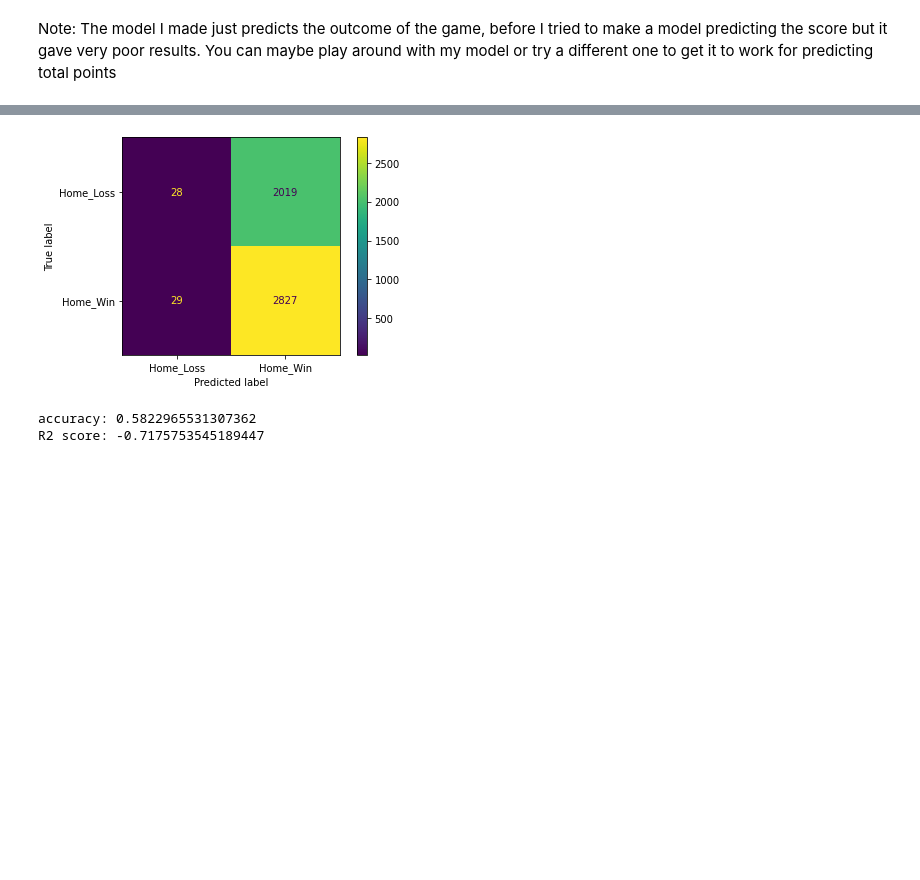
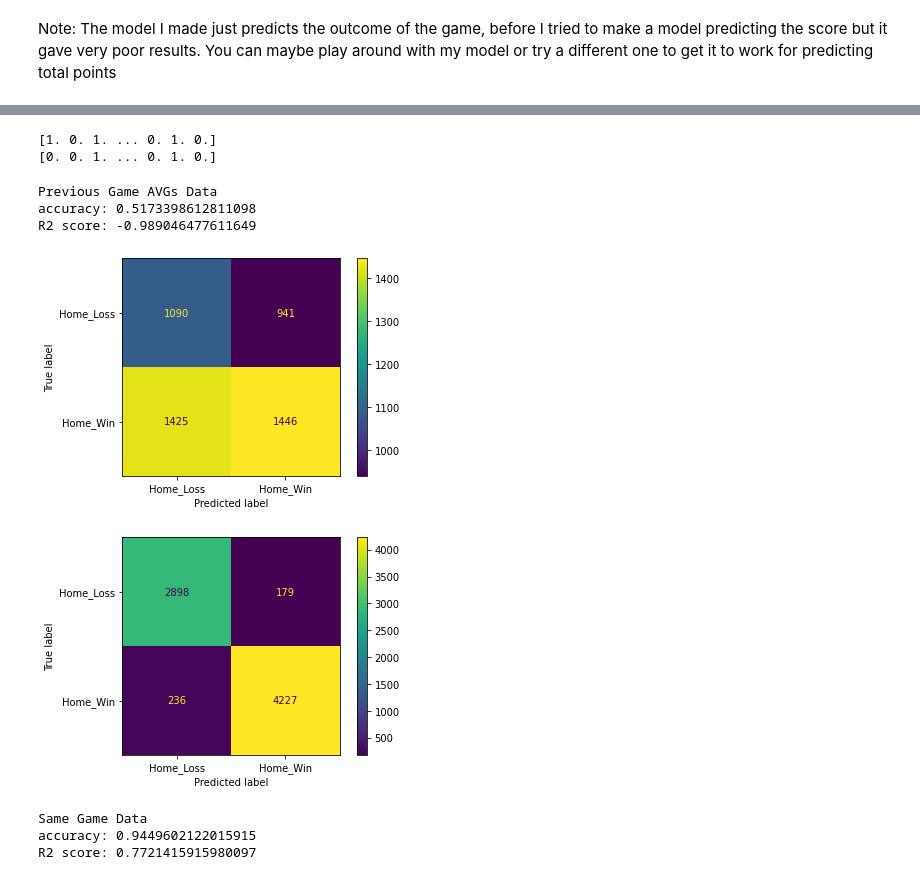
Before and after one commit to carsonmiiller/539_Project, a Jupyter notebook: ECE539_Project.ipynb, the cells around one changed output, grey strips where cells are left out. Saved outputs shown, nothing was run; the diff lists cells and outputs as text; code cells hidden in the pictures; blank space fills up the shorter version.

Commit message:
Updated to final form, includes both LogReg Model and MLP Model, both types of datasets

```diff
--- a/ECE539_Project.ipynb
+++ b/ECE539_Project.ipynb
@@ -30,5 +20,0 @@ Output hidden; open in https://colab.research.google.com to view.
-# %%
-# open the dataset
-with open('TRUE_FINAL_DATA.csv', 'r') as f:
-  df = pd.read_csv('TRUE_FINAL_DATA.csv')
-df
@@ -150,0 +109,9 @@ y_pred = model.predict(X_test)
+# %%
+lr_schedule = tf.keras.optimizers.schedules.ExponentialDecay(
+    initial_learning_rate=0.03,
+    decay_steps=1000,
+    decay_rate=0.9)
+net.compile(loss='binary_crossentropy', optimizer=tf.keras.optimizers.Adam(learning_rate=lr_schedule),
+              metrics=['accuracy'])
+net_sg.compile(loss='binary_crossentropy', optimizer=tf.keras.optimizers.Adam(learning_rate=lr_schedule),
+              metrics=['accuracy'])
@@ -150,0 +120,4 @@ y_pred = model.predict(X_test)
+# %%
+# fit the keras model on the dataset
+net.fit(X_train, y_train, epochs=3000, batch_size=4000, validation_split=0.25)
+net_sg.fit(X_train_sg, y_train_sg, epochs=3000, batch_size=4000, validation_split=0.25)
@@ -151,13 +202,39 @@ y_pred = model.predict(X_test)
+# %%
+# Create and fit the model
+model = LogisticRegression(fit_intercept=True, class_weight='balanced',max_iter=len(X_train)).fit(X_train, y_train_num)
+model_sg = LogisticRegression(fit_intercept=True, class_weight='balanced', max_iter=len(X_train_sg)).fit(X_train_sg, y_train_sg_num)
+
+# Predict outcome based on model for test set.
+y_pred = model.predict(X_test)
+y_pred_sg = model_sg.predict(X_test_sg)
+print(y_pred)
+print(y_pred_sg)
+# %% [output]
+[1. 0. 1. ... 0. 1. 0.]
+[0. 0. 1. ... 0. 1. 0.]
 # %%
 # Plot the confusion matrix
 Labels = ['Home_Loss', 'Home_Win']
-sm.plot_confusion_matrix(model, X_test, y_test,display_labels=Labels,values_format = '.5g')
+sm.plot_confusion_matrix(model, X_test, y_test_num,display_labels=Labels,values_format = '.5g')
+
+# Display accuracy of model predictions
+print(f'Previous Game AVGs Data')
+print("accuracy:",sm.accuracy_score(y_test_num, y_pred))
+print("R2 score:",sm.r2_score(y_test_num,y_pred))
+
+sm.plot_confusion_matrix(model_sg, X_test_sg, y_test_sg_num,display_labels=Labels,values_format = '.5g')
 plt.show()
 
-# Display accuracy of model predictions
-print("accuracy:",sm.accuracy_score(y_test, y_pred))
-print("R2 score:",sm.r2_score(y_test,y_pred))
+# Display accuracy of model_2 predictions
+print('Same Game Data')
+print("accuracy:",sm.accuracy_score(y_test_sg_num, y_pred_sg))
+print("R2 score:",sm.r2_score(y_test_sg_num,y_pred_sg))
 # %% [output]
+Previous Game AVGs Data
+accuracy: 0.5173398612811098
+R2 score: -0.989046477611649
-[figure, old version]
+[figure, new version]
-accuracy: 0.5822965531307362
-R2 score: -0.7175753545189447
+[figure, added]
+Same Game Data
+accuracy: 0.9449602122015915
+R2 score: 0.7721415915980097
```
Also changed, not shown: parts of 14 cells of this notebook.
